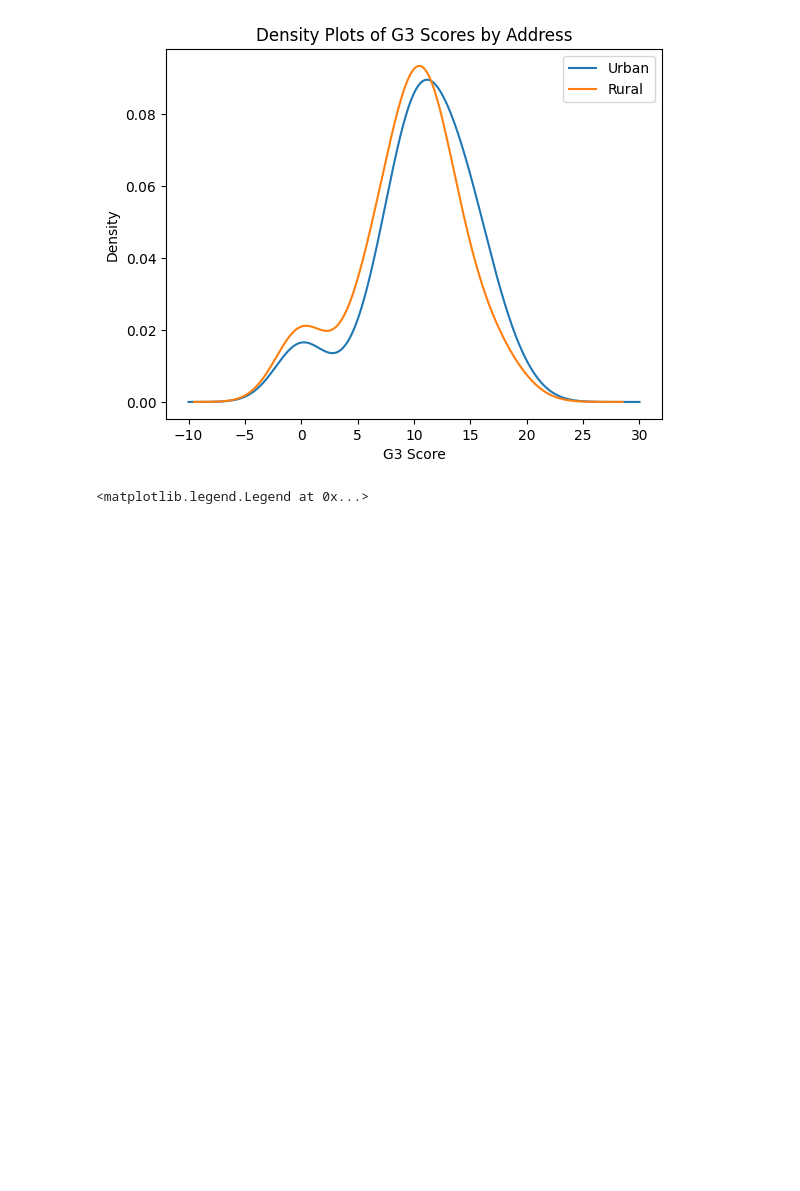
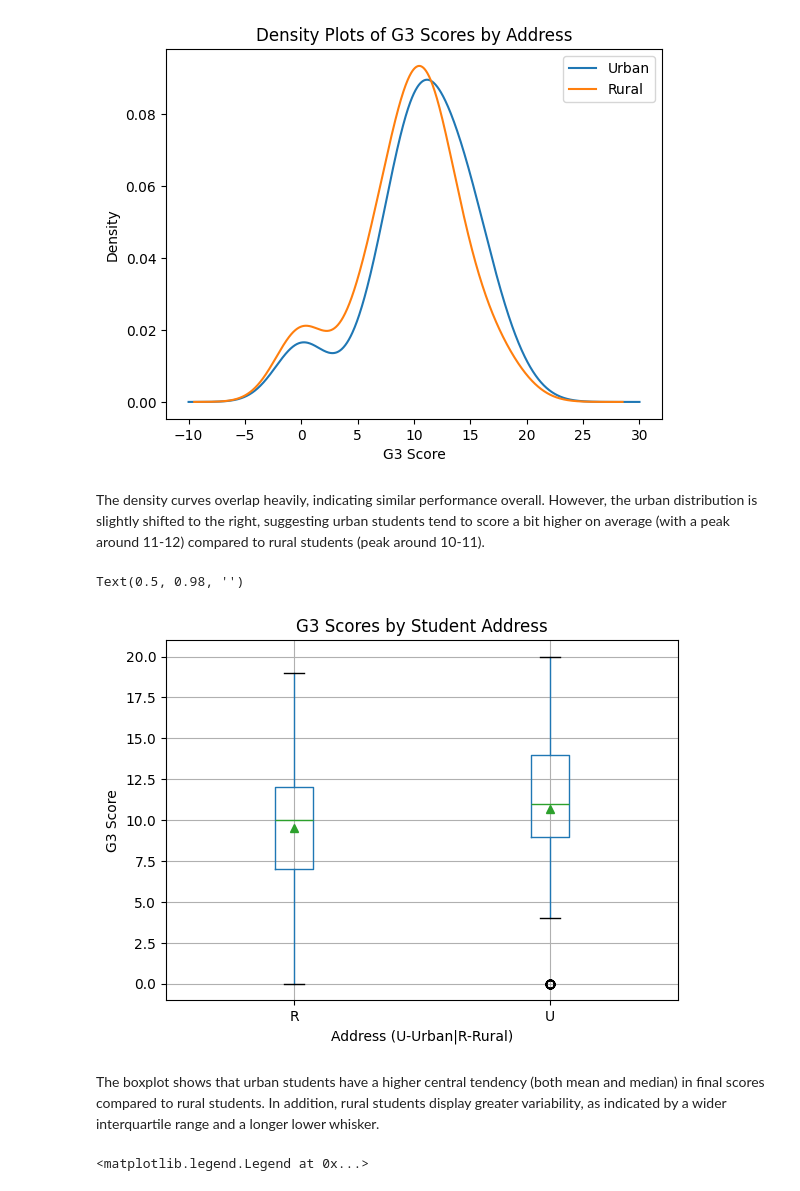
Before and after one commit to hzhoujoy/HW4_ST554, a Jupyter notebook: HW4_JoyZhou.ipynb, the cells around one changed output. Drawn from its saved outputs; the diff is of its cells as text; code cells hidden in the pictures; blank space fills up the shorter version.

```diff
--- a/HW4_JoyZhou.ipynb
+++ b/HW4_JoyZhou.ipynb
@@ -383,6 +347,22 @@ plt.legend()
 # %% [output]
 <matplotlib.legend.Legend at 0x...>
 [figure]
+# %% [markdown]
+The density curves overlap heavily, indicating similar performance overall. However, the urban distribution is slightly shifted to the right, suggesting urban students tend to score a bit higher on average (with a peak around 11-12) compared to rural students (peak around 10-11).
+# %%
+import matplotlib.pyplot as plt
+
+#boxplot comparing G3 scores for student address (urban vs rural)
+math_score.boxplot(column = "G3", by = "address", showmeans = True)
+plt.ylabel("G3 Score")
+plt.xlabel("Address (U-Urban|R-Rural)")
+plt.title("G3 Scores by Student Address") # Add a descriptive title
+plt.suptitle("") # Suppress the default suptitle generated by boxplot
+# %% [output]
+Text(0.5, 0.98, '')
+[figure, added]
+# %% [markdown]
+The boxplot shows that urban students have a higher central tendency (both mean and median) in final scores compared to rural students. In addition, rural students display greater variability, as indicated by a wider interquartile range and a longer lower whisker.
 # %%
 # Histogram comparing absences for urban (U) and rural (R) students
 abs_U = math_score.loc[math_score["address"] == "U", "absences"] #series for urban
```
Also changed, not shown: parts of 28 cells of this notebook.
